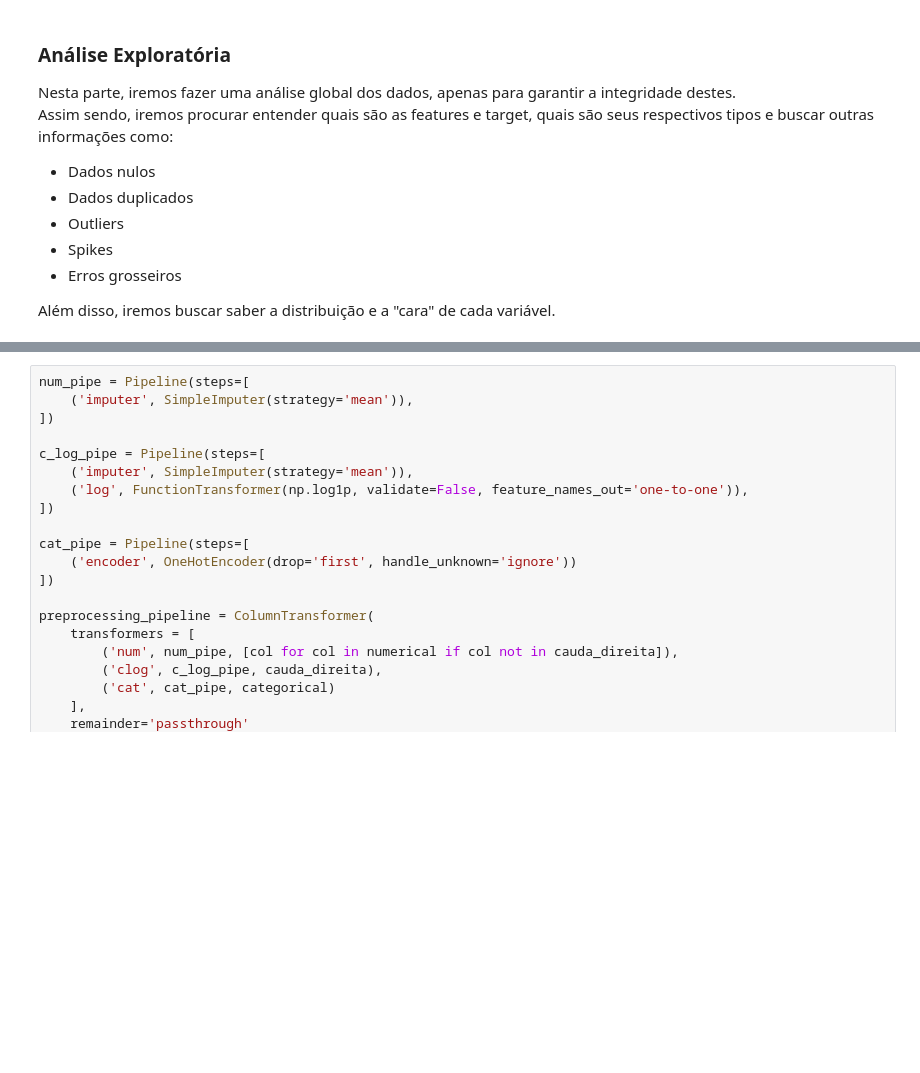
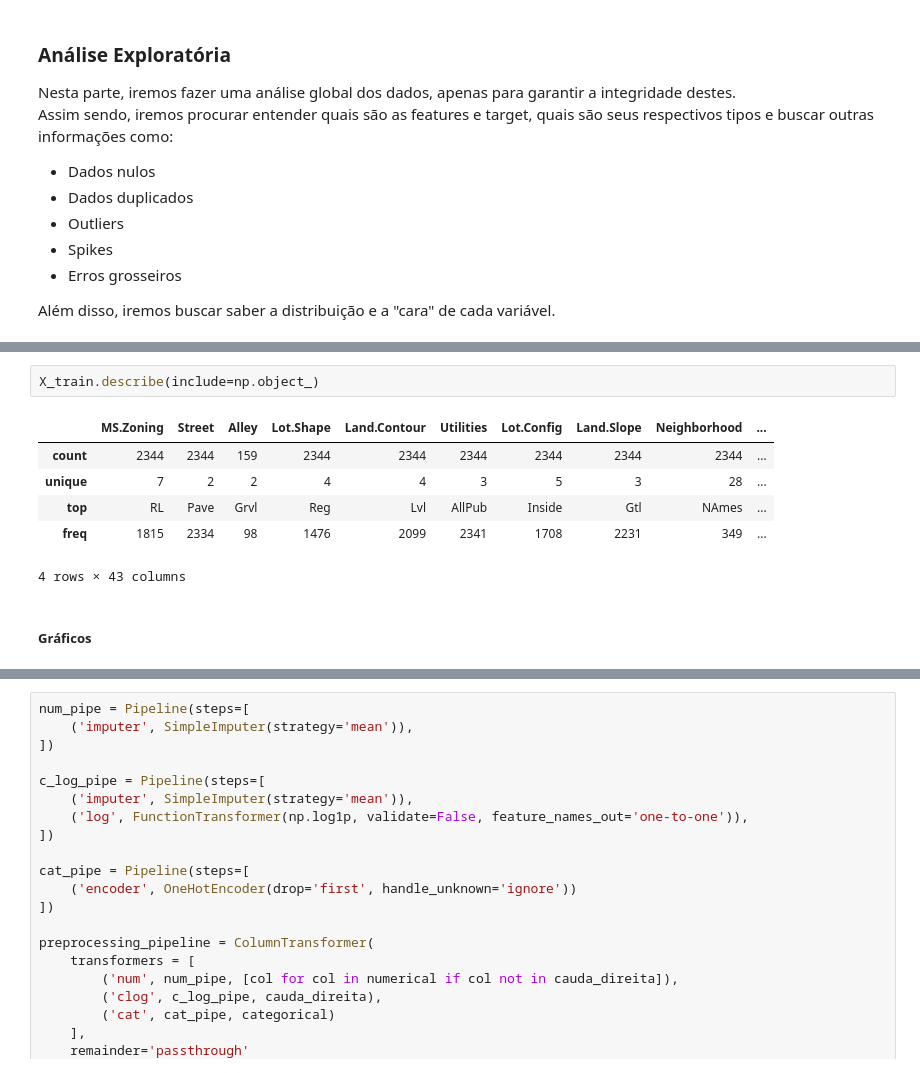
Before and after one commit to henriquebrnetto/projeto_ml_4sem, a Jupyter notebook: model.ipynb, the cells around one changed output, grey strips where cells are left out. Cells and saved outputs as stored; diff of their text form; blank space fills up the shorter version.

```diff
--- a/model.ipynb
+++ b/model.ipynb
@@ -164 +173,12 @@ dataset.describe(include='all')
+# %%
+X_train.describe(include=np.object_)
+# %% [output]
+|  | MS.Zoning | Street | Alley | Lot.Shape | Land.Contour | Utilities | Lot.Config | Land.Slope | Neighborhood | ... |
+| count | 2344 | 2344 | 159 | 2344 | 2344 | 2344 | 2344 | 2344 | 2344 | ... |
+| unique | 7 | 2 | 2 | 4 | 4 | 3 | 5 | 3 | 28 | ... |
+| top | RL | Pave | Grvl | Reg | Lvl | AllPub | Inside | Gtl | NAmes | ... |
+| freq | 1815 | 2334 | 98 | 1476 | 2099 | 2341 | 1708 | 2231 | 349 | ... |
+4 rows × 43 columns
+# %% [markdown]
+##### Gráficos
 # %%
```
Also changed, not shown: parts of 23 cells of this notebook, 4 other files.
